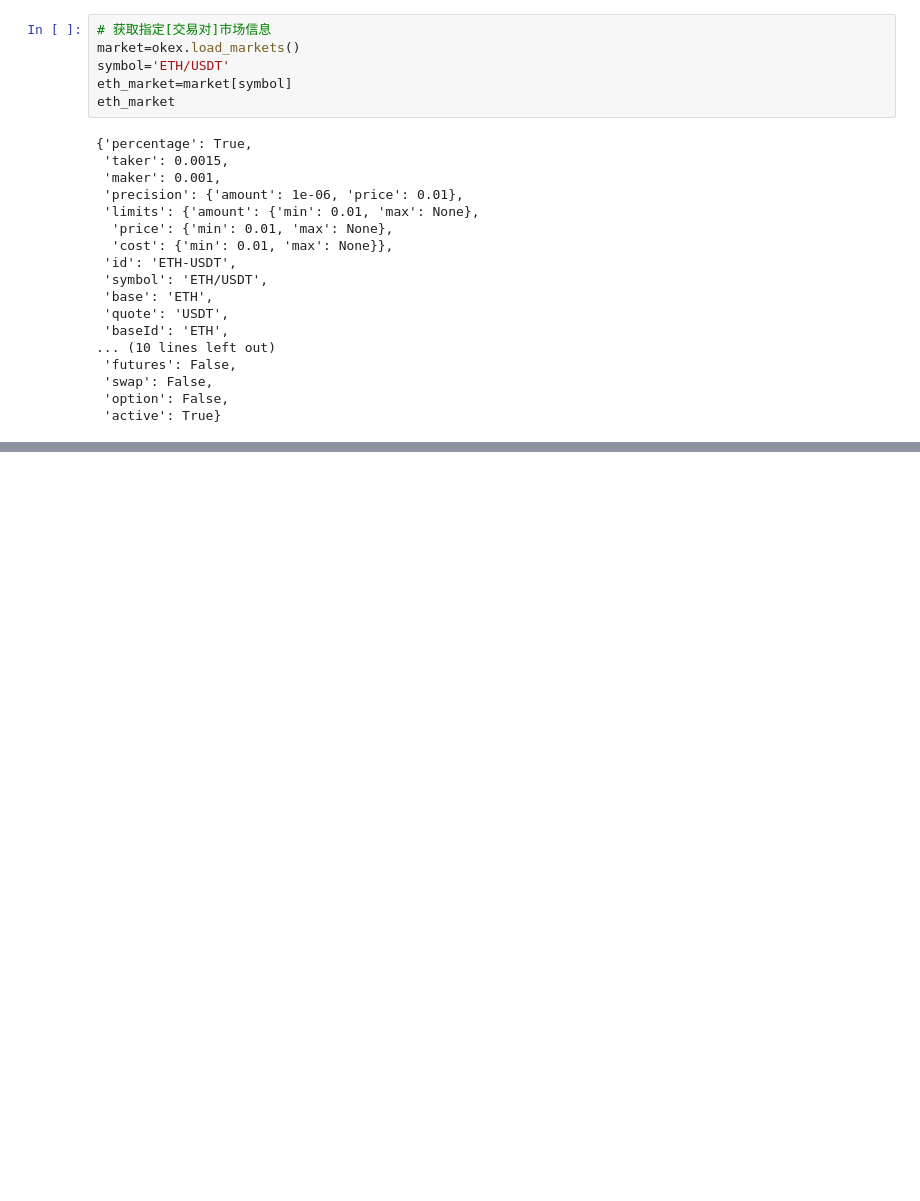
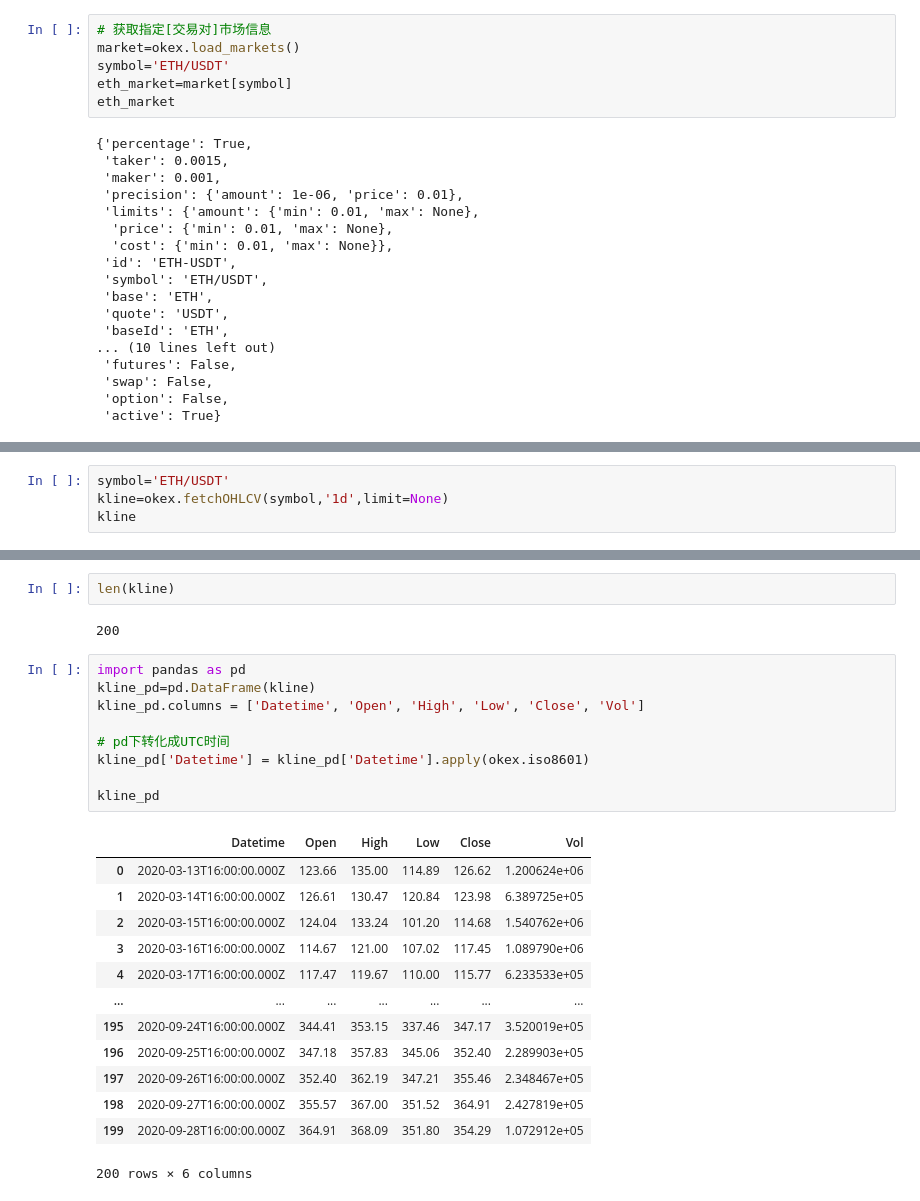
Before and after one commit to holysien/quant-study, a Jupyter notebook: 01获取行情.ipynb, the cells around one changed output, grey strips where cells are left out. Drawn from its saved outputs; the diff is of its cells as text; blank space fills up the shorter version.

```diff
--- a/01获取行情.ipynb
+++ b/01获取行情.ipynb
@@ -190,0 +294,4 @@ tickers
+# %%
+symbol='ETH/USDT'
+kline=okex.fetchOHLCV(symbol,'1d',limit=None)
+kline
@@ -190,0 +316,27 @@ tickers
+# %%
+len(kline)
+# %% [output]
+200
+# %%
+import pandas as pd
+kline_pd=pd.DataFrame(kline)
+kline_pd.columns = ['Datetime', 'Open', 'High', 'Low', 'Close', 'Vol']
+
+# pd下转化成UTC时间
+kline_pd['Datetime'] = kline_pd['Datetime'].apply(okex.iso8601)
+
+kline_pd
+# %% [output]
+|  | Datetime | Open | High | Low | Close | Vol |
+| 0 | 2020-03-13T16:00:00.000Z | 123.66 | 135.00 | 114.89 | 126.62 | 1.200624e+06 |
+| 1 | 2020-03-14T16:00:00.000Z | 126.61 | 130.47 | 120.84 | 123.98 | 6.389725e+05 |
+| 2 | 2020-03-15T16:00:00.000Z | 124.04 | 133.24 | 101.20 | 114.68 | 1.540762e+06 |
+| 3 | 2020-03-16T16:00:00.000Z | 114.67 | 121.00 | 107.02 | 117.45 | 1.089790e+06 |
+| 4 | 2020-03-17T16:00:00.000Z | 117.47 | 119.67 | 110.00 | 115.77 | 6.233533e+05 |
+| ... | ... | ... | ... | ... | ... | ... |
+| 195 | 2020-09-24T16:00:00.000Z | 344.41 | 353.15 | 337.46 | 347.17 | 3.520019e+05 |
+| 196 | 2020-09-25T16:00:00.000Z | 347.18 | 357.83 | 345.06 | 352.40 | 2.289903e+05 |
+| 197 | 2020-09-26T16:00:00.000Z | 352.40 | 362.19 | 347.21 | 355.46 | 2.348467e+05 |
+| 198 | 2020-09-27T16:00:00.000Z | 355.57 | 367.00 | 351.52 | 364.91 | 2.427819e+05 |
+| 199 | 2020-09-28T16:00:00.000Z | 364.91 | 368.09 | 351.80 | 354.29 | 1.072912e+05 |
+200 rows × 6 columns
```
Also changed, not shown: parts of 26 cells of this notebook.
